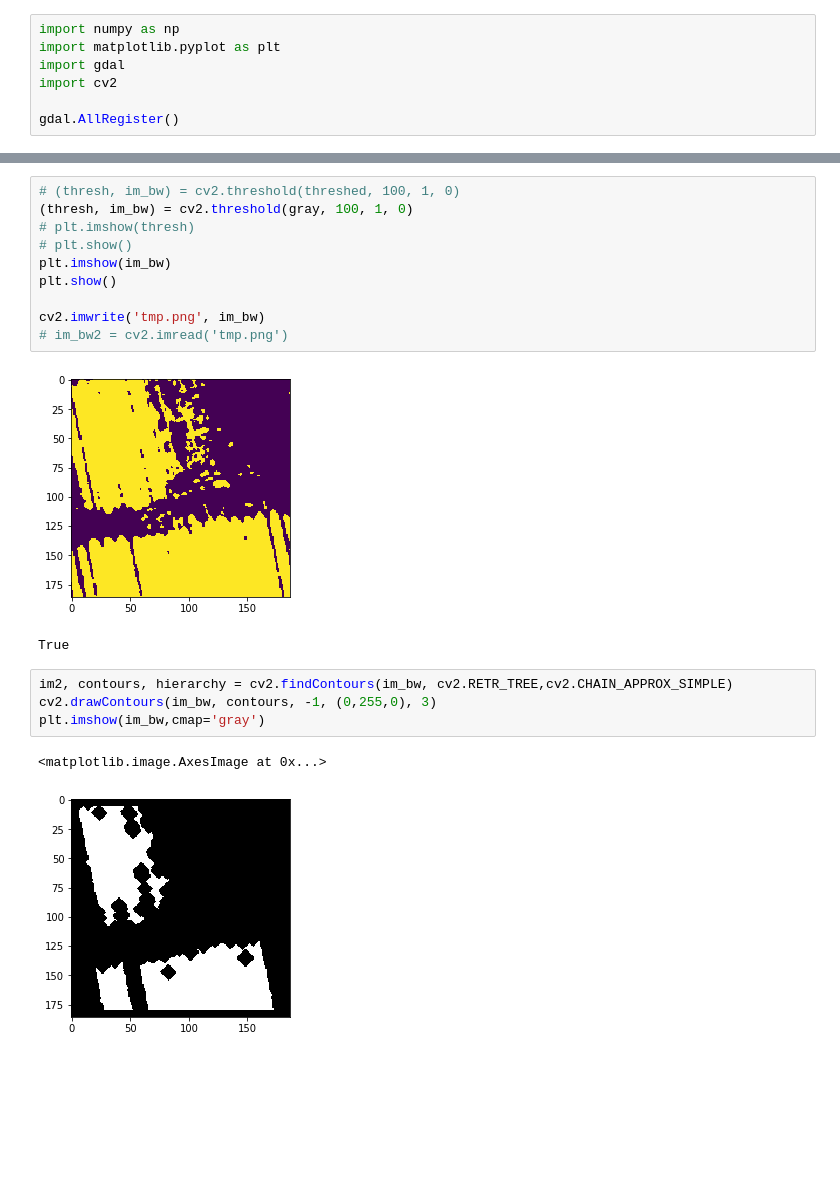
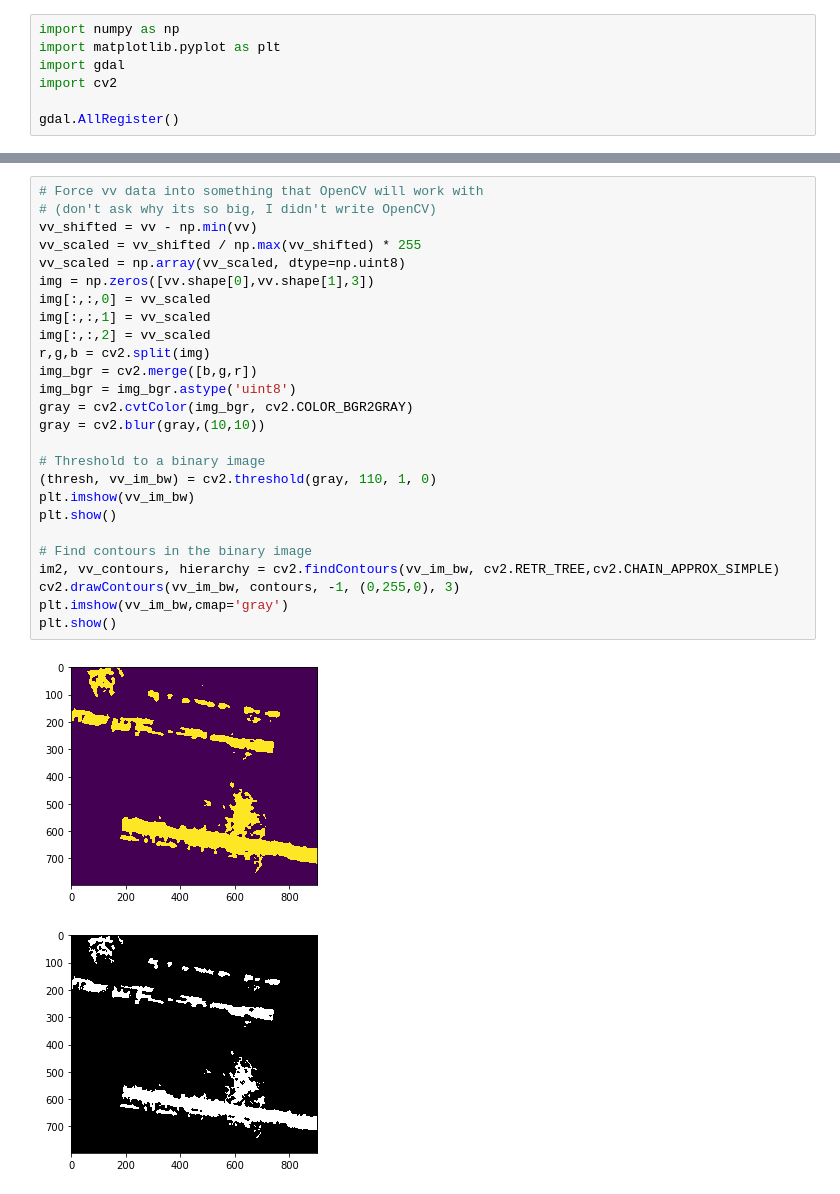
Before and after one commit to rytse/owsf, a Jupyter notebook: process_and_plot.ipynb, the cells around one changed output, grey strips where cells are left out. Saved outputs shown, nothing was run; the diff lists cells and outputs as text; blank space fills up the shorter version.

```diff
--- a/process_and_plot.ipynb
+++ b/process_and_plot.ipynb
@@ -42,20 +52,29 @@ True
-# %%
-# (thresh, im_bw) = cv2.threshold(threshed, 100, 1, 0)
-(thresh, im_bw) = cv2.threshold(gray, 100, 1, 0)
-# plt.imshow(thresh)
-# plt.show()
-plt.imshow(im_bw)
-plt.show()
-
-cv2.imwrite('tmp.png', im_bw)
-# im_bw2 = cv2.imread('tmp.png')
-# %% [output]
-[figure, removed]
-True
-# %%
-im2, contours, hierarchy = cv2.findContours(im_bw, cv2.RETR_TREE,cv2.CHAIN_APPROX_SIMPLE)
-cv2.drawContours(im_bw, contours, -1, (0,255,0), 3)
-plt.imshow(im_bw,cmap='gray')
-# %% [output]
-<matplotlib.image.AxesImage at 0x...>
-[figure, removed]
+# %%
+# Force vv data into something that OpenCV will work with
+# (don't ask why its so big, I didn't write OpenCV)
+vv_shifted = vv - np.min(vv)
+vv_scaled = vv_shifted / np.max(vv_shifted) * 255
+vv_scaled = np.array(vv_scaled, dtype=np.uint8)
+img = np.zeros([vv.shape[0],vv.shape[1],3])
+img[:,:,0] = vv_scaled
+img[:,:,1] = vv_scaled
+img[:,:,2] = vv_scaled
+r,g,b = cv2.split(img)
+img_bgr = cv2.merge([b,g,r])
+img_bgr = img_bgr.astype('uint8')
+gray = cv2.cvtColor(img_bgr, cv2.COLOR_BGR2GRAY)
+gray = cv2.blur(gray,(10,10))
+
+# Threshold to a binary image
+(thresh, vv_im_bw) = cv2.threshold(gray, 110, 1, 0)
+plt.imshow(vv_im_bw)
+plt.show()
+
+# Find contours in the binary image
+im2, vv_contours, hierarchy = cv2.findContours(vv_im_bw, cv2.RETR_TREE,cv2.CHAIN_APPROX_SIMPLE)
+cv2.drawContours(vv_im_bw, contours, -1, (0,255,0), 3)
+plt.imshow(vv_im_bw,cmap='gray')
+plt.show()
+# %% [output]
+[figure, added]
+[figure, added]
```
Also changed, not shown: parts of 4 cells of this notebook.
